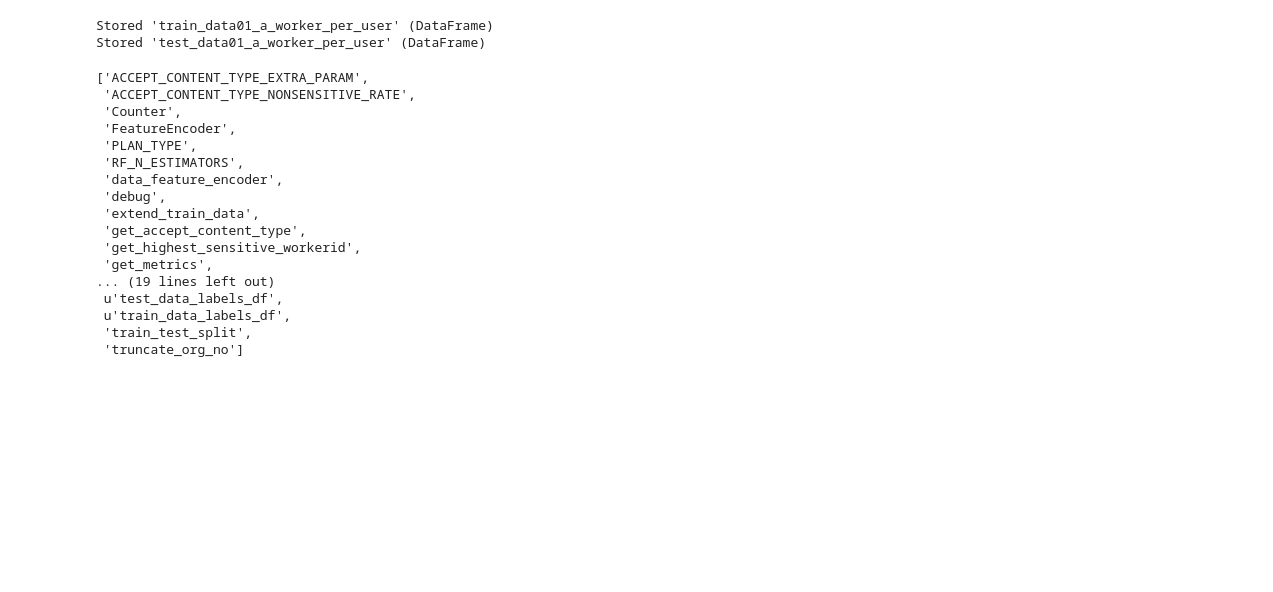
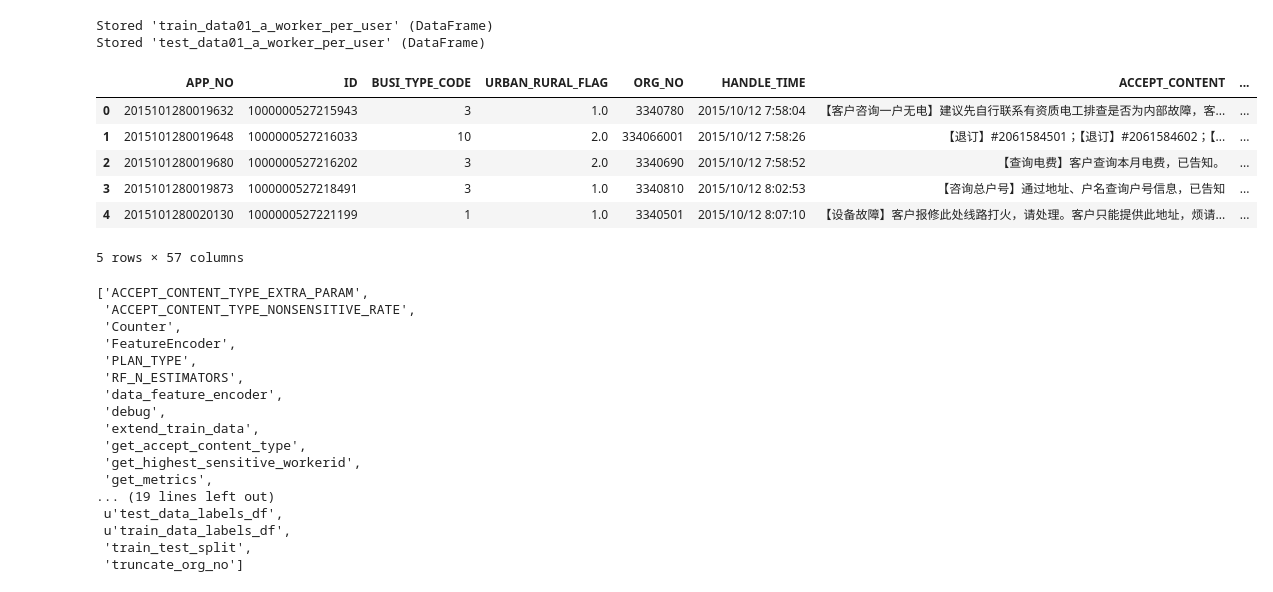
Before and after one commit to JDwangmo/customerPortrait, a Jupyter notebook: semi-finals/data_processing-09table.ipynb, the cells around one changed output. Cells and saved outputs as stored; diff of their text form; code cells hidden in the pictures; blank space fills up the shorter version.

```diff
--- a/semi-finals/data_processing-09table.ipynb
+++ b/semi-finals/data_processing-09table.ipynb
@@ -58,6 +58,16 @@ Wall time: 29.5 s
 # %% [output]
 Stored 'train_data01_a_worker_per_user' (DataFrame)
 Stored 'test_data01_a_worker_per_user' (DataFrame)
+# %%
+test_data01_a_worker_per_user.head()
+# %% [output]
+|  | APP_NO | ID | BUSI_TYPE_CODE | URBAN_RURAL_FLAG | ORG_NO | HANDLE_TIME | ACCEPT_CONTENT | ... |
+| 0 | 2015101280019632 | 1000000527215943 | 3 | 1.0 | 3340780 | 2015/10/12 7:58:04 | 【客户咨询一户无电】建议先自行联系有资质电工排查是否为内部故障，客... | ... |
+| 1 | 2015101280019648 | 1000000527216033 | 10 | 2.0 | 334066001 | 2015/10/12 7:58:26 | 【退订】#2061584501；【退订】#2061584602；【... | ... |
+| 2 | 2015101280019680 | 1000000527216202 | 3 | 2.0 | 3340690 | 2015/10/12 7:58:52 | 【查询电费】客户查询本月电费，已告知。 | ... |
+| 3 | 2015101280019873 | 1000000527218491 | 3 | 1.0 | 3340810 | 2015/10/12 8:02:53 | 【咨询总户号】通过地址、户名查询户号信息，已告知 | ... |
+| 4 | 2015101280020130 | 1000000527221199 | 1 | 1.0 | 3340501 | 2015/10/12 8:07:10 | 【设备故障】客户报修此处线路打火，请处理。客户只能提供此地址，烦请... | ... |
+5 rows × 57 columns
 # %%
 %who_ls
 # %% [output]
```
Also changed, not shown: parts of 32 cells of this notebook, 12 other files.
